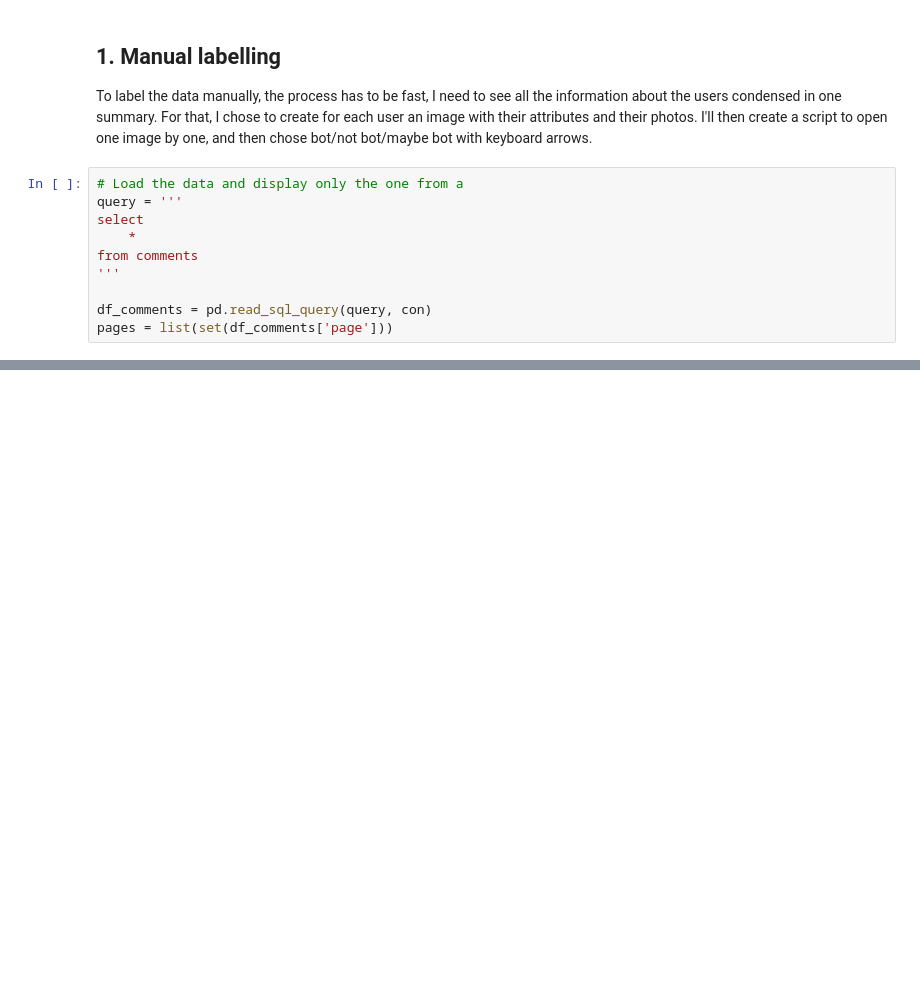
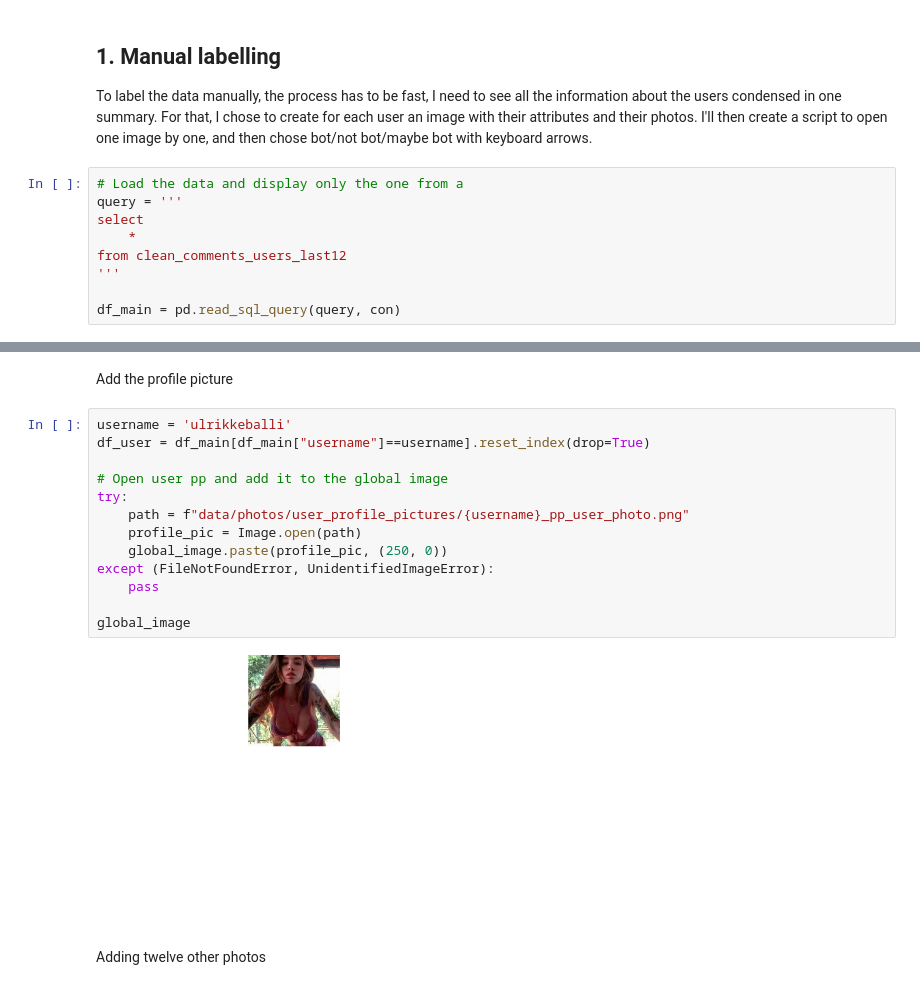
Before and after one commit to marclelamy/instagram_bot_classification, a Jupyter notebook: 3_data_labelling.ipynb, the cells around one changed output, grey strips where cells are left out. Cells and saved outputs as stored; diff of their text form; blank space fills up the shorter version.

```diff
--- a/3_data_labelling.ipynb
+++ b/3_data_labelling.ipynb
@@ -55,9 +106,8 @@ To label the data manually, the process has to be fast, I need to see all the in
 query = '''
 select
     *
-from comments
+from clean_comments_users_last12
 '''
 
-df_comments = pd.read_sql_query(query, con)
-pages = list(set(df_comments['page']))
+df_main = pd.read_sql_query(query, con)
 # %% [markdown]
@@ -65 +127,20 @@ pages = list(set(df_comments['page']))
+# %% [markdown]
+Add the profile picture
+# %%
+username = 'ulrikkeballi'
+df_user = df_main[df_main["username"]==username].reset_index(drop=True)
+
+# Open user pp and add it to the global image
+try:
+    path = f"data/photos/user_profile_pictures/{username}_pp_user_photo.png"
+    profile_pic = Image.open(path)
+    global_image.paste(profile_pic, (250, 0))
+except (FileNotFoundError, UnidentifiedImageError):
+    pass
+
+global_image
+# %% [output]
+[figure, added]
+# %% [markdown]
+Adding twelve other photos
 # %%
```
Also changed, not shown: parts of 13 cells of this notebook, 2 other files.
